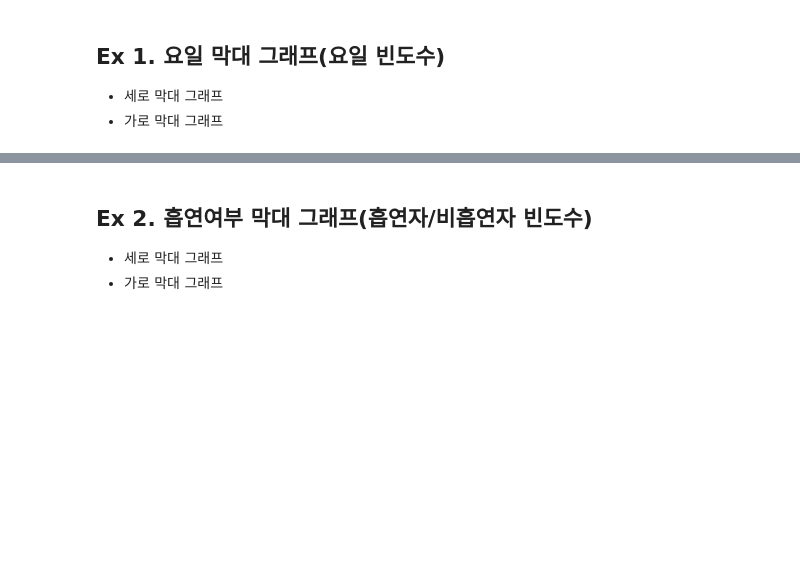
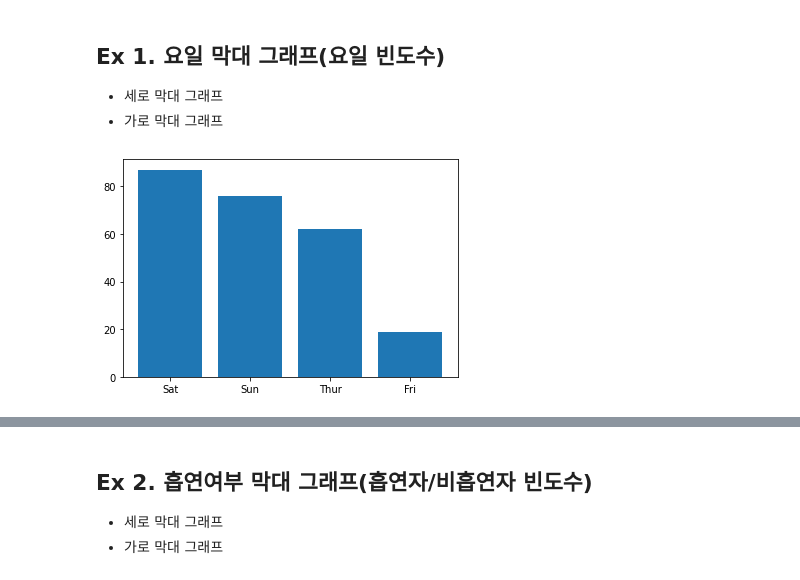
Before and after one commit to JakeOh/202208_itw_java134_lab_python, a Jupyter notebook: py21_matplotlib.ipynb, the cells around one changed output, grey strips where cells are left out. Cells and saved outputs as stored; diff of their text form; code cells hidden in the pictures; blank space fills up the shorter version.

```diff
--- a/py21_matplotlib.ipynb
+++ b/py21_matplotlib.ipynb
@@ -276,3 +276,9 @@ plt.show()
 
 * 세로 막대 그래프
 * 가로 막대 그래프
+# %%
+day_counts = tips.day.value_counts()
+plt.bar(x=day_counts.index, height=day_counts.values)
+plt.show()
+# %% [output]
+[figure, added]
```
Also changed, not shown: parts of 16 cells of this notebook.
